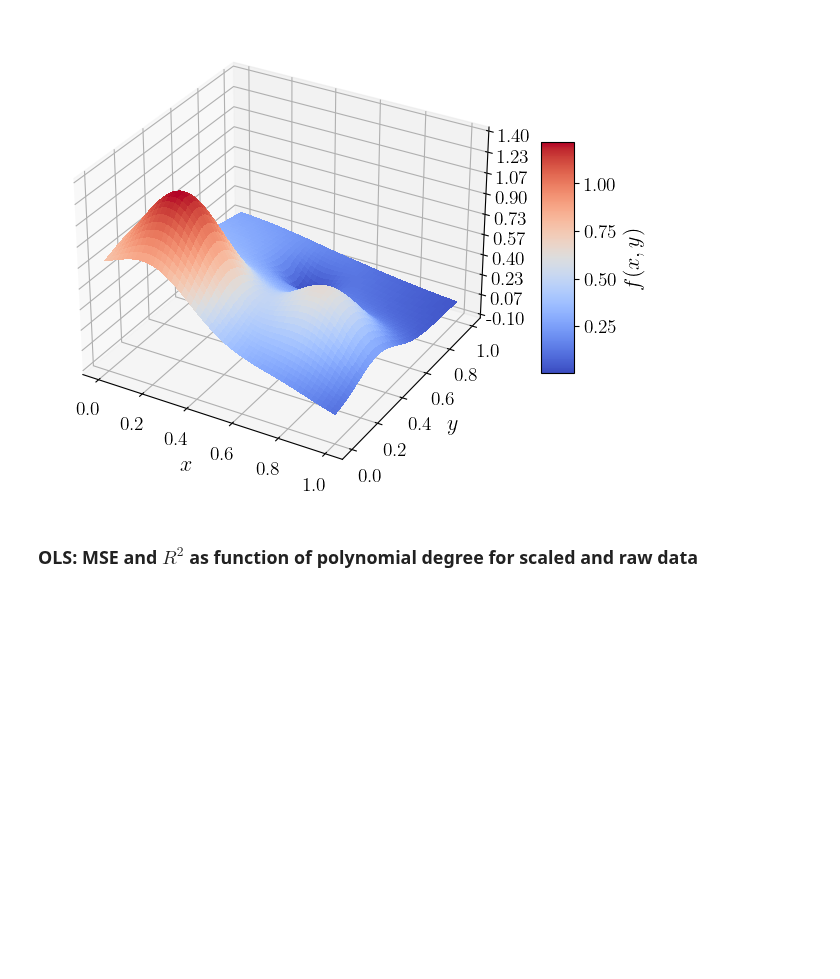
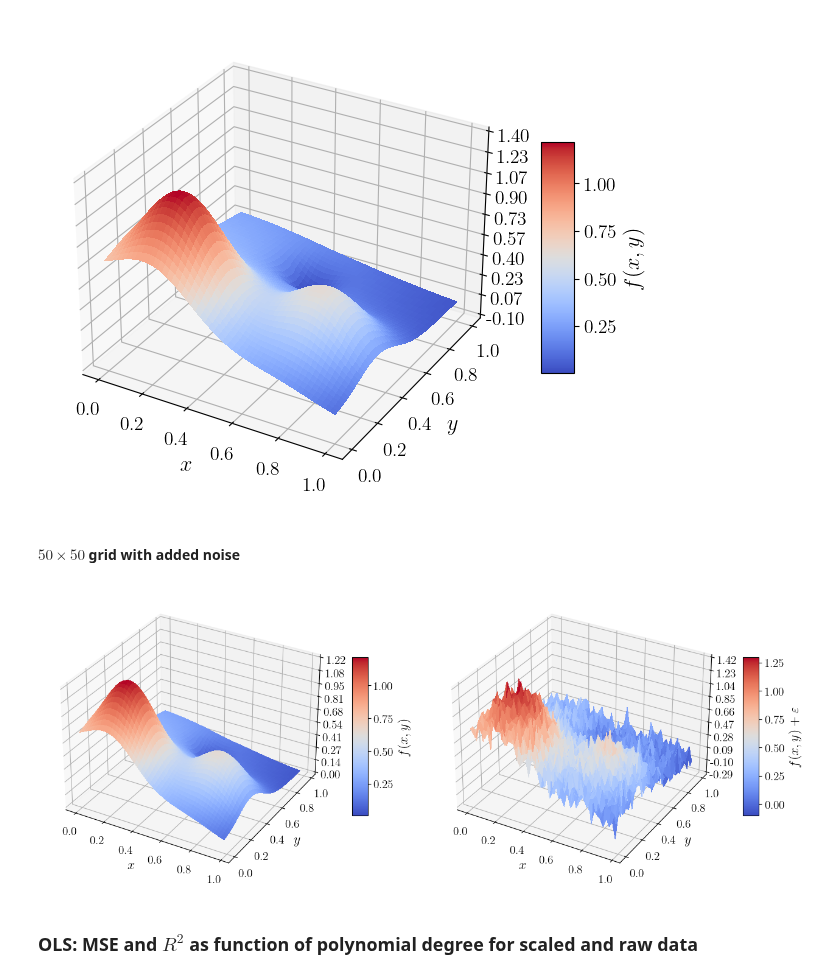
Before and after one commit to Oskar-Idland/FYS-STK4155-Projects, a Jupyter notebook: Project_1/src/franke.ipynb, the cells around one changed output. Drawn from its saved outputs; the diff is of its cells as text; code cells hidden in the pictures; blank space fills up the shorter version.

```diff
--- a/Project_1/src/franke.ipynb
+++ b/Project_1/src/franke.ipynb
@@ -44,6 +46,33 @@ ax.set_ylabel(r"$y$")
 plt.show()
 # %% [output]
 [figure]
+# %% [markdown]
+#### $50\times50$ grid with added noise
+# %%
+N = 50
+x = np.arange(0, 1, 1/N)
+y = np.arange(0, 1, 1/N)
+x, y = np.meshgrid(x, y)
+
+z = FrankeFunction(x, y)
+
+fig = plt.figure(figsize = (13, 7))
+axs = [fig.add_subplot(121, projection = "3d"), fig.add_subplot(122, projection = "3d")]
+
+surf = axs[0].plot_surface(x, y, z, cmap = cm.coolwarm, linewidth = 0, antialiased = False)
+surf_noise = axs[1].plot_surface(x, y, z + np.random.normal(0, 0.1, (N, N)), cmap = cm.coolwarm, linewidth = 0, antialiased = False)
+for i in range(2):
+    axs[i].zaxis.set_major_locator(LinearLocator(10))
+    axs[i].zaxis.set_major_formatter(FormatStrFormatter("%.02f"))
+    axs[i].set_xlabel(r"$x$")
+    axs[i].set_ylabel(r"$y$")
+fig.colorbar(surf, shrink = 0.4, aspect = 10, label = r"$f(x,y)$")
+fig.colorbar(surf_noise, shrink = 0.4, aspect = 10, label = r"$f(x,y)+\varepsilon$")
+plt.tight_layout()
+# plt.savefig("../figs/a_Franke_surf.pdf")
+plt.show()
+# %% [output]
+[figure, added]
 # %% [markdown]
 ### OLS: MSE and $R^2$ as function of polynomial degree for scaled and raw data
 # %%
```
Also changed, not shown: parts of 2 cells of this notebook, 9 other files.
